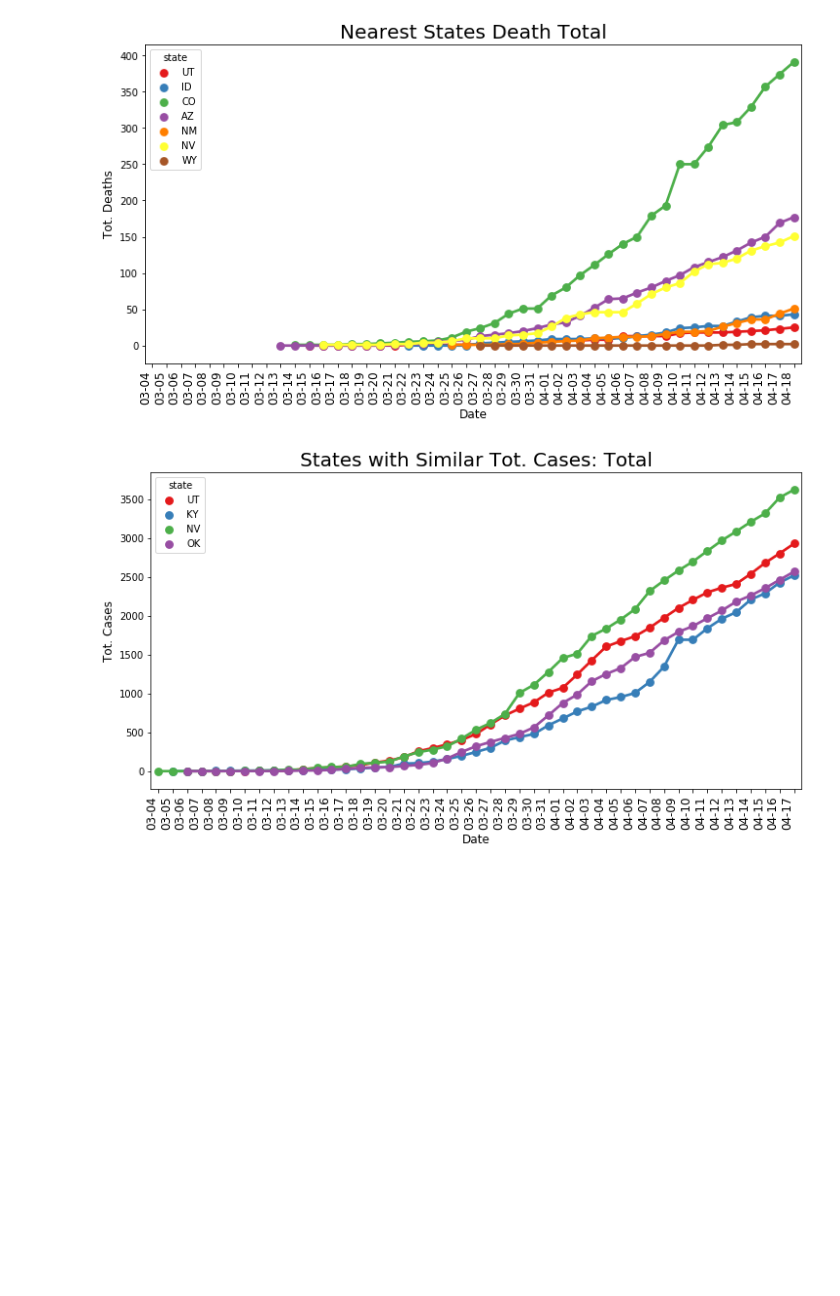
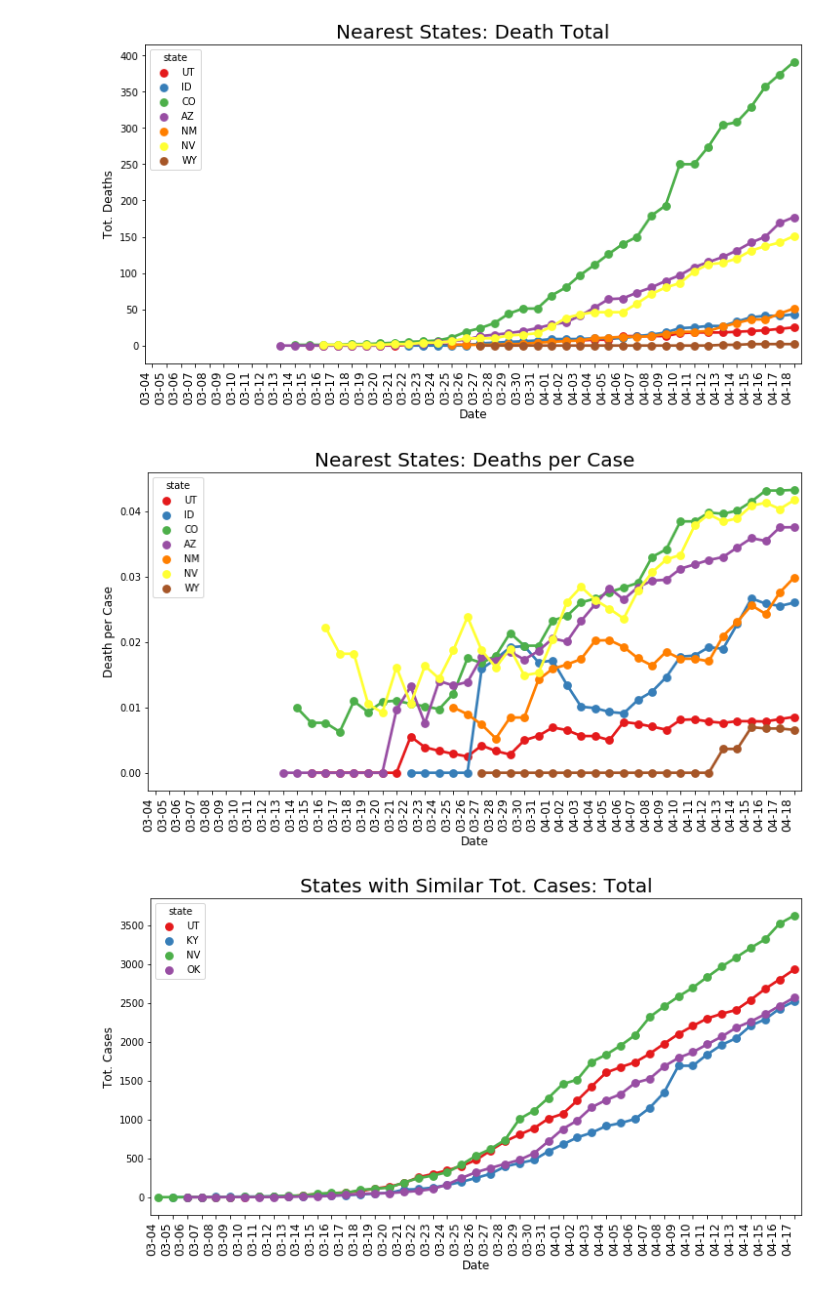
Before and after one commit to Stripling07/UT_COVID, a Jupyter notebook: My_COVID_NB_API.ipynb, the cells around one changed output. Drawn from its saved outputs; the diff is of its cells as text; code cells hidden in the pictures; blank space fills up the shorter version.

```diff
--- a/My_COVID_NB_API.ipynb
+++ b/My_COVID_NB_API.ipynb
@@ -177,6 +189,20 @@ plt.savefig('4C Daily Death Total.png')
 plt.show()
 # %% [output]
 [figure]
+# %%
+fig, ax = plt.subplots(figsize = (12,6))
+fig = sns.pointplot(x = 'date', y = 'DperP',hue='state', data = FourC, palette = 'Set1')
+
+x_dates = combine['date'].dt.strftime('%m-%d').sort_values().unique()
+ax.set_xticklabels(labels=x_dates, rotation=90, ha='right',fontdict={'fontsize':12})
+plt.title('Nearest States: Deaths per Case', fontdict={'fontsize':20})
+plt.xlabel('Date', fontdict={'fontsize':12})
+plt.ylabel('Death per Case', fontdict={'fontsize':12})
+
+plt.savefig('4C + ID & NV Deaths per Case.png')
+plt.show()
+# %% [output]
+[figure, added]
 # %%
 simCase = UT.append(df[df['state']=='KY']).append(df[df['state']=='NV']).append(df[df['state']=='OK'])
 # %%
```
Also changed, not shown: parts of 7 cells of this notebook, 3 other files.
